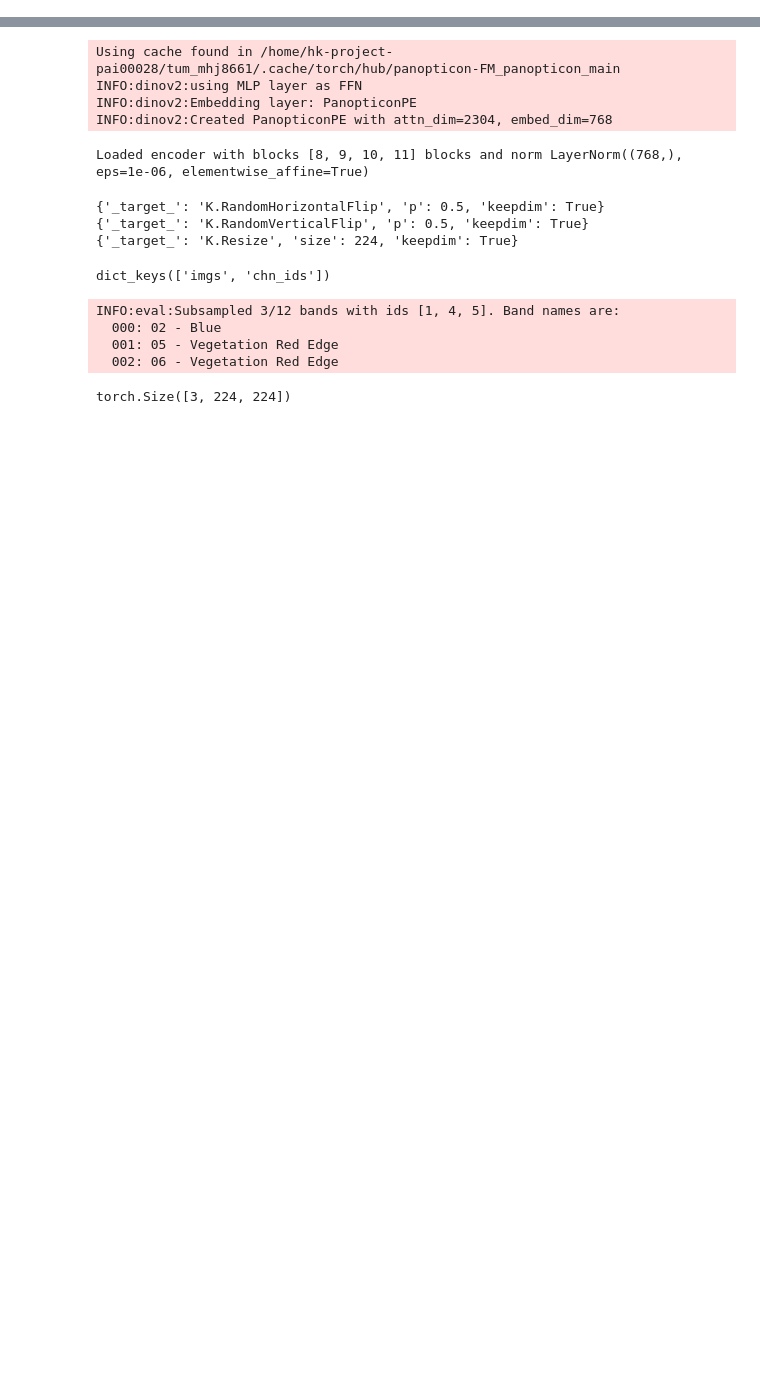
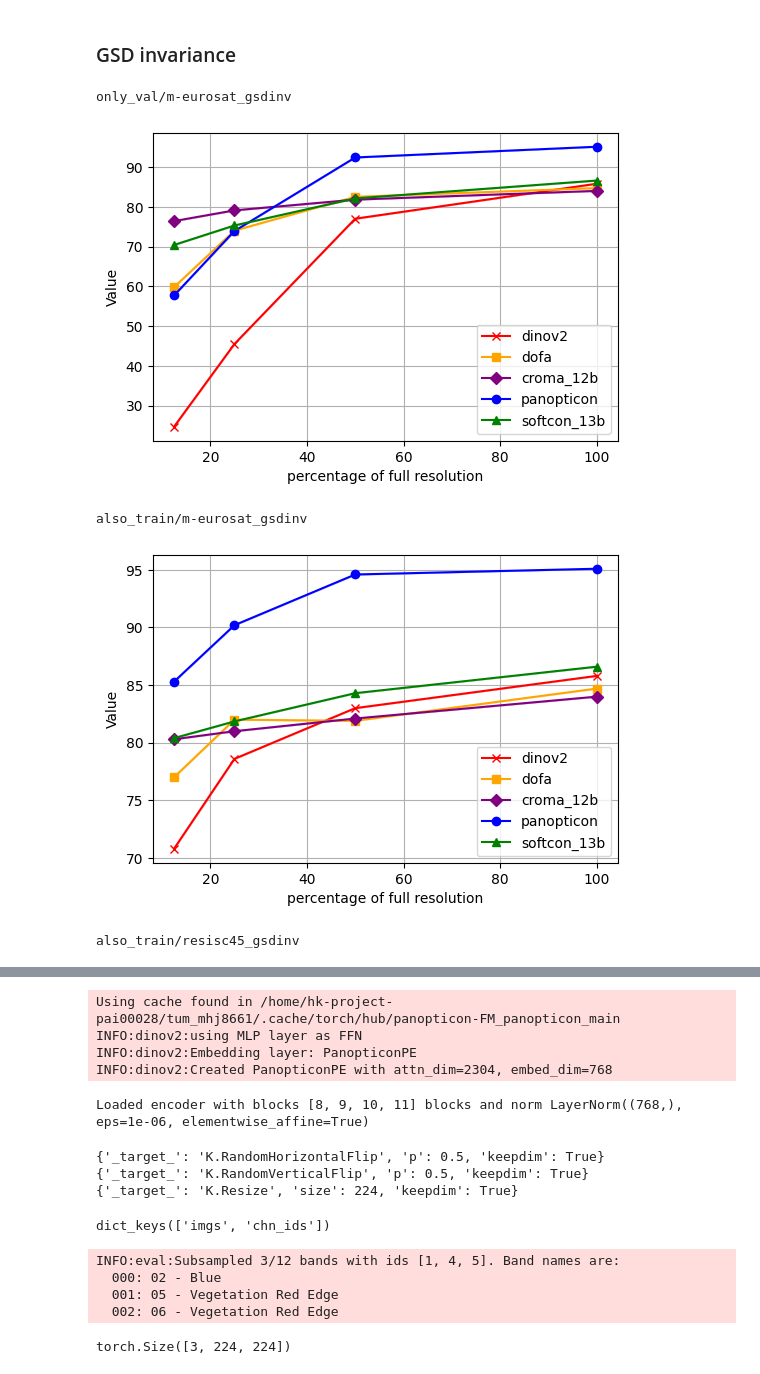
Before and after one commit to geobreeze/geobreeze, a Jupyter notebook: gb.ipynb, the cells around one changed output, grey strips where cells are left out. Drawn from its saved outputs; the diff is of its cells as text; code cells hidden in the pictures; blank space fills up the shorter version.

Commit message:
added resisc45

```diff
--- a/gb.ipynb
+++ b/gb.ipynb
@@ -8,0 +45,59 @@ The autoreload extension is already loaded. To reload it, use:
+# %% [markdown]
+### GSD invariance
+# %%
+import pandas as pd
+import matplotlib.pyplot as plt
+from geobreeze.collect_results import collect_csv
+import os
+
+
+def plot(p):
+    collect_csv(p)
+    df = pd.read_csv(os.path.join(p,'results.csv')).drop(columns=['Unnamed: 0'])
+
+    df = df[df['metric'] == 'acc_top-1_micro']
+    df['model'] = df['relpath'].apply(lambda x: x.split('/')[0])
+    df['size'] = df['relpath'].apply(lambda x: x.split('/')[1])
+
+    dfplot = df.groupby(['size', 'model'])['val'].agg(['mean', 'std']).reset_index()
+    dfplot['size'] = pd.to_numeric(dfplot['size'])
+    dfplot.sort_values('size', inplace=True)
+    dfplot.fillna(0.0, inplace=True)
+    # display(dfplot)
+
+
+    # Plot mean with ± std as bands
+    plt.figure(figsize=(6, 4))
+
+    for model in dfplot['model'].unique():
+        model_data = dfplot[dfplot['model'] == model]
+        color, marker = get_aestetics(model)
+        plt.plot(model_data['size'], model_data['mean'], label=model, color=color, marker=marker)
+        plt.fill_between(model_data['size'],
+                        model_data['mean'] - model_data['std'],
+                        model_data['mean'] + model_data['std'],
+                        alpha=0.2,
+                        color=color )
+
+    plt.xlabel('percentage of full resolution')
+    plt.ylabel('Value')
+    plt.legend()
+    plt.grid(True)
+    plt.show()
+
+root = '/hkfs/work/workspace/scratch/tum_mhj8661-panopticon/dino_logs/geobreeze/gsd_inv'
+folders = [
+    'only_val/m-eurosat_gsdinv',
+    'also_train/m-eurosat_gsdinv',
+    'also_train/resisc45_gsdinv',
+]
+
+for folder in folders:
+    print(folder)
+    plot(os.path.join(root, folder))
+# %% [output]
+only_val/m-eurosat_gsdinv
+[figure, added]
+also_train/m-eurosat_gsdinv
+[figure, added]
+also_train/resisc45_gsdinv
```
Also changed, not shown: parts of 8 cells of this notebook, 7 other files.
